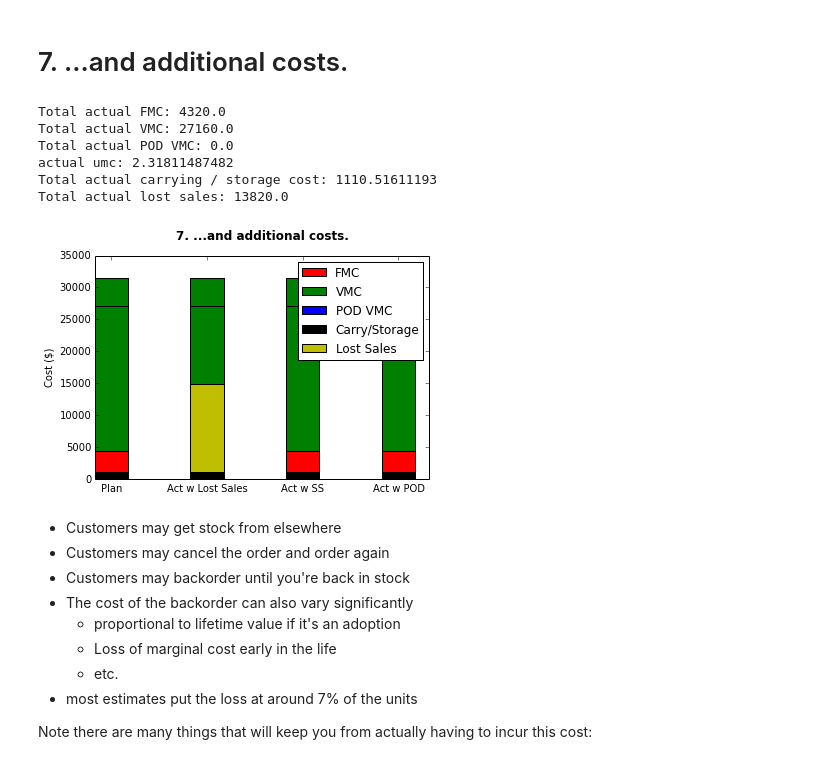
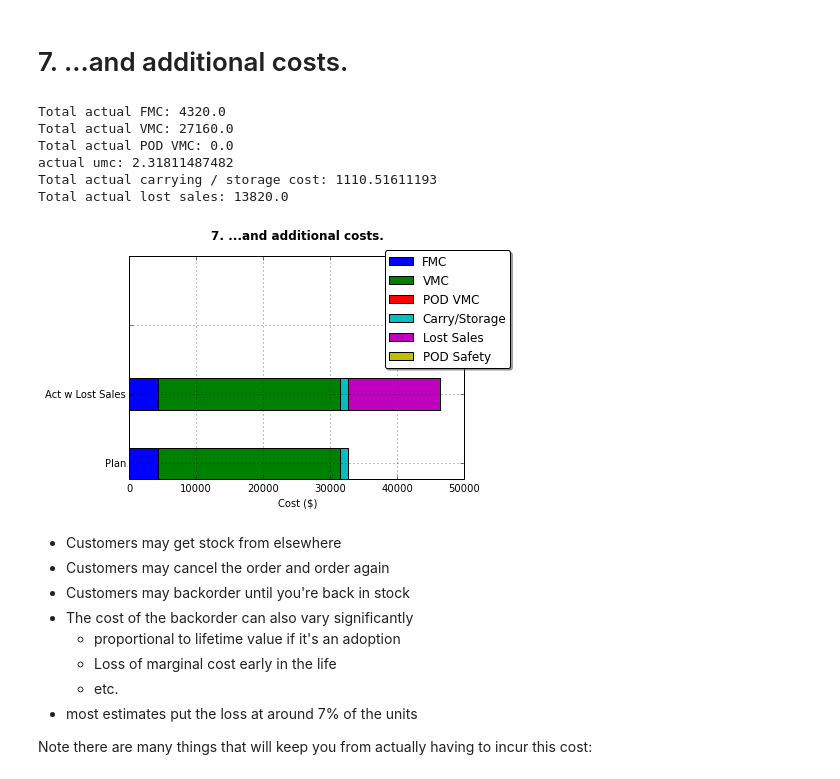
Before and after one commit to treadwell/IPython-Notebooks, a Jupyter notebook: Inventory Planning Graphs.ipynb, the cells around one changed output. Saved outputs shown, nothing was run; the diff lists cells and outputs as text; code cells hidden in the pictures.

Commit message:
Added lost sales function

```diff
--- a/Inventory Planning Graphs.ipynb
+++ b/Inventory Planning Graphs.ipynb
@@ -333,51 +369,63 @@ FMC_act = [cost['fmc'] + cost['perOrder'] if round(order) else 0 for order in or
 VMC_act = [cost['vmc'] * order for order in orders]
 POC_VMC_act = [cost['POD_vmc'] * POD_order for POD_order in POD_orders]
 umc_act = (sum(FMC)+sum(VMC)+sum(POD_VMC)) / (sum(orders)+sum(POD_orders)) # approximation - should be a list
 carry_stg_cost_act = [float(cost['WACC']) / 12 * month_avg * umc for month_avg in avg_inv_act]
 lost_sales_act = [-posn * cost['lost_margin'] if posn < 0 else 0 for posn in end_inv_posn_act]
 
 print "Total actual FMC:", sum(FMC)
 print "Total actual VMC:", sum(VMC)
 print "Total actual POD VMC:", sum(POD_VMC)
 print "actual umc:", umc
 print "Total actual carrying / storage cost:", sum(carry_stg_cost)
 print "Total actual lost sales:", sum(lost_sales_act)
 
 
+# ----------------------
+
+
 N = 4
-FMC_plot   = (sum(FMC), sum(FMC), sum(FMC), sum(FMC))
-VMC_plot = (sum(VMC), sum(VMC), sum(VMC), sum(VMC))
-PODVMC_plot     = (sum(POD_VMC), sum(POD_VMC), sum(POD_VMC), sum(POD_VMC))
-carry_storage_plot   = (sum(carry_stg_cost), sum(carry_stg_cost),
-                        sum(carry_stg_cost), sum(carry_stg_cost))
+FMC_plot   = (sum(FMC), sum(FMC), 0,0)
+VMC_plot = (sum(VMC), sum(VMC), 0, 0)
+PODVMC_plot     = (sum(POD_VMC), sum(POD_VMC), 0, 0)
+carry_storage_plot   = (sum(carry_stg_cost), sum(carry_stg_cost), 0, 0)
 lost_sales_plot = (0, sum(lost_sales_act), 0, 0)
+
+POD_plot = (0,0,0, 0)
+
 ind = np.arange(N)    # the x locations for the groups
-width = 0.35       # the width of the bars: can also be len(x) sequence
+width = 0.45       # the width of the bars: can also be len(x) sequence
 
-p1 = plt.bar(ind, FMC_plot,   width, color='r')
-p2 = plt.bar(ind, VMC_plot, width, color='g', bottom=FMC_plot)
-p3 = plt.bar(ind, PODVMC_plot, width, color='b', bottom=VMC_plot)
-p4 = plt.bar(ind, carry_storage_plot, width, color='k',
-             bottom=PODVMC_plot)
-p5 = plt.bar(ind, lost_sales_plot, width, color='y',
-             bottom=carry_storage_plot)
 
-plt.ylabel('Cost ($)')
+
+p1 = plt.barh(ind, FMC_plot, width, color='b')
+p2 = plt.barh(ind, VMC_plot, width, color='g', left=FMC_plot)
+p3 = plt.barh(ind, PODVMC_plot, width, color = 'r', left = dot_sum(VMC_plot, FMC_plot))
+p4 = plt.barh(ind, carry_storage_plot, width, color='c', left =
+             dot_sum(VMC_plot, FMC_plot, PODVMC_plot))
+p5 = plt.barh(ind, lost_sales_plot, width, color='m',
+             left = dot_sum(VMC_plot, FMC_plot, PODVMC_plot, carry_storage_plot))
+p6 = plt.barh(ind, POD_plot, width, color='y',
+             left = dot_sum(VMC_plot, FMC_plot, PODVMC_plot, carry_storage_plot, lost_sales_plot))
+
+plt.xlabel('Cost ($)')
 
 plt.title('7. ...and additional costs.', y=1.05, weight = "bold")
-plt.xticks(ind+width/2., ('Plan', 'Act w Lost Sales', 'Act w SS', 'Act w POD') )
-#plt.yticks(np.arange(0,81,10))
-plt.legend( (p1[0], p2[0],p3[0],p4[0], p5[0]), ('FMC', 'VMC', 'POD VMC', 'Carry/Storage', 'Lost Sales') )
+plt.yticks(ind+width/2., ('Plan', 'Act w Lost Sales', '', '') )
+
+plt.legend( (p1[0], p2[0],p3[0],p4[0], p5[0], p6[0]),
+           ('FMC', 'VMC', 'POD VMC', 'Carry/Storage', 'Lost Sales',
+            'POD Safety'), loc='upper center', bbox_to_anchor=(0.95, 1.05), ncol=1, fancybox=True, shadow=True)
+plt.grid()
 savefig(path + '07_lost_sale_cost.png')
 plt.show(7)
 # %% [output]
 Total actual FMC: 4320.0
 Total actual VMC: 27160.0
 Total actual POD VMC: 0.0
 actual umc: 2.31811487482
 Total actual carrying / storage cost: 1110.51611193
 Total actual lost sales: 13820.0
-[figure, old version]
+[figure, new version]
 # %% [markdown]
 *	Customers may get stock from elsewhere
 *	Customers may cancel the order and order again
```
Also changed, not shown: parts of 11 cells of this notebook, 14 other files.
